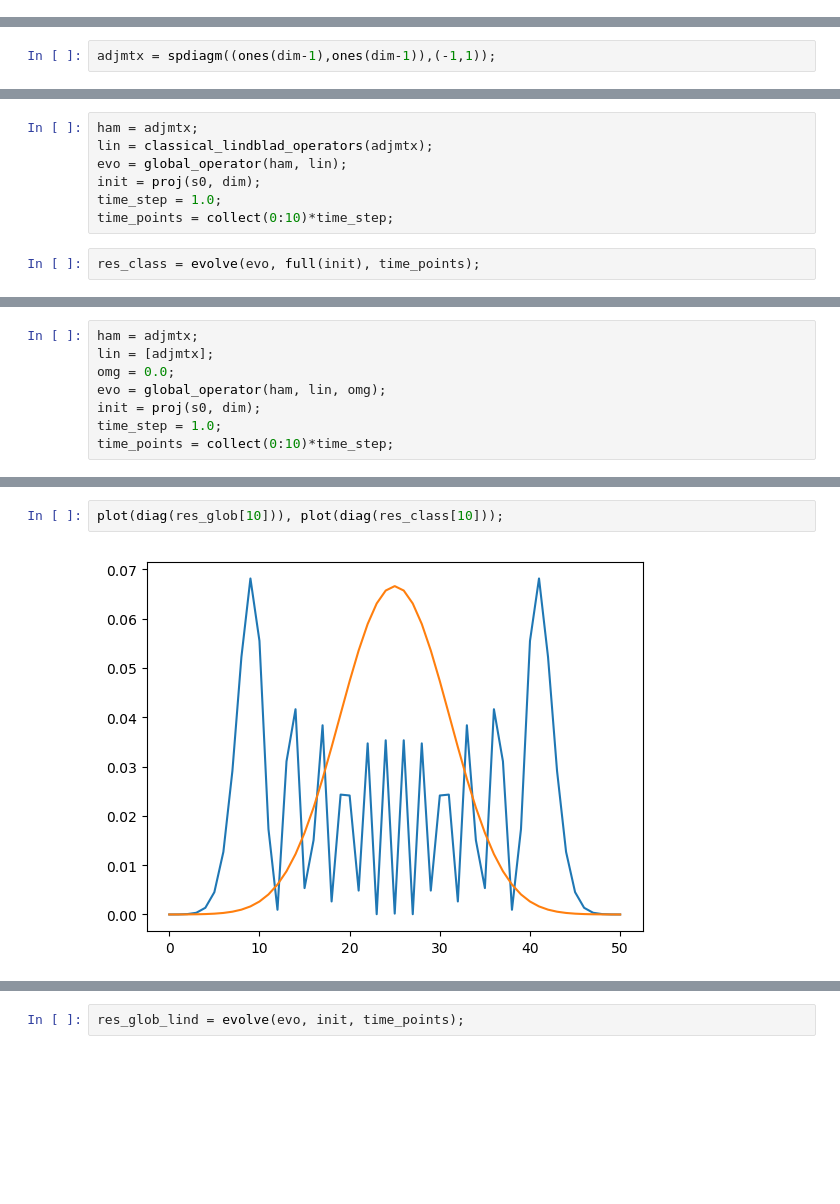
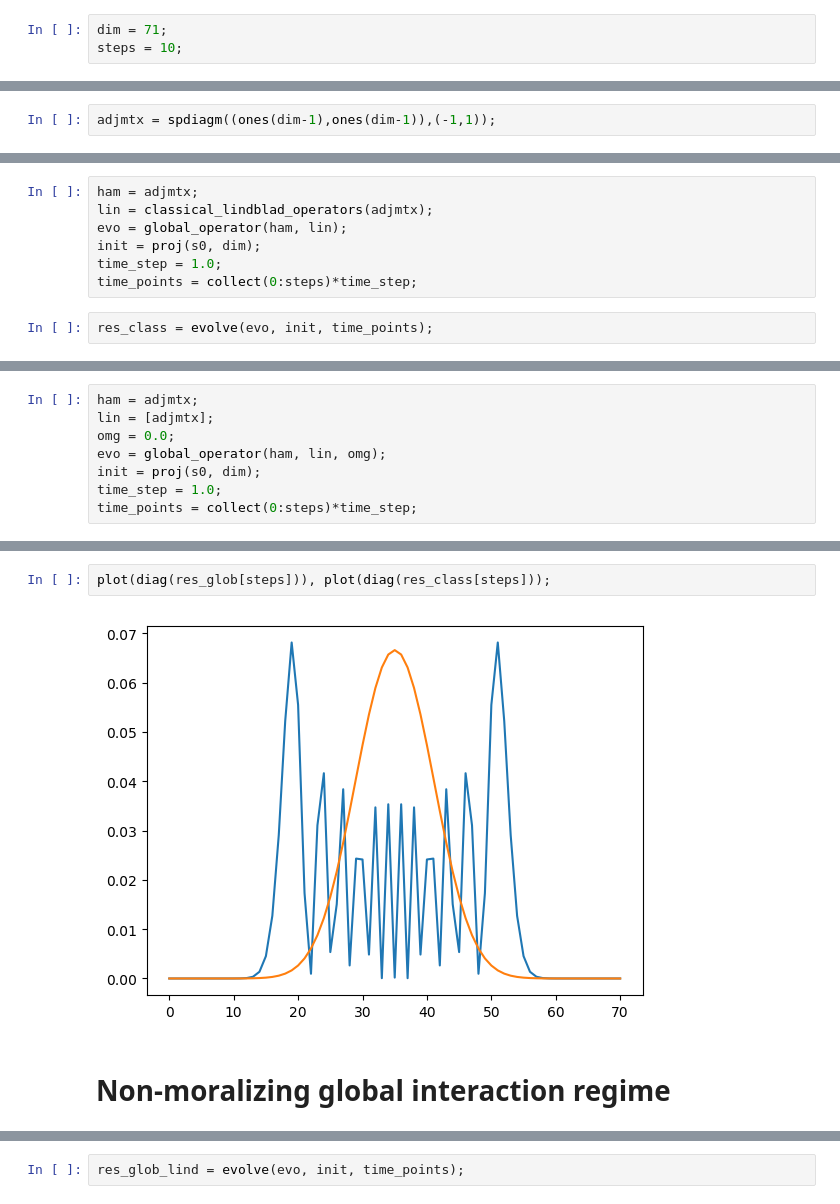
Before and after one commit to iitis/QSWalk.jl, a Jupyter notebook: examples/ex01_qsw_on_line.ipynb, the cells around one changed output, grey strips where cells are left out. Drawn from its saved outputs; the diff is of its cells as text; blank space fills up the shorter version.

```diff
--- a/examples/ex01_qsw_on_line.ipynb
+++ b/examples/ex01_qsw_on_line.ipynb
@@ -6,2 +8,5 @@ dim = 51;
+# %%
+dim = 71;
+steps = 10;
 # %%
 s0 = Int((dim+1)/2);
@@ -13,7 +22,7 @@ lin = classical_lindblad_operators(adjmtx);
 evo = global_operator(ham, lin);
 init = proj(s0, dim);
 time_step = 1.0;
-time_points = collect(0:10)*time_step;
+time_points = collect(0:steps)*time_step;
 # %%
-res_class = evolve(evo, full(init), time_points);
+res_class = evolve(evo, init, time_points);
 # %%
@@ -27,5 +38,5 @@ omg = 0.0;
 evo = global_operator(ham, lin, omg);
 init = proj(s0, dim);
 time_step = 1.0;
-time_points = collect(0:10)*time_step;
+time_points = collect(0:steps)*time_step;
 # %%
@@ -37,7 +48,9 @@ plot(diag(res_glob[10]));
 # %%
-plot(diag(res_glob[10])), plot(diag(res_class[10]));
+plot(diag(res_glob[steps])), plot(diag(res_class[steps]));
 # %% [output]
-[figure, old version]
+[figure, new version]
+# %% [markdown]
+# Non-moralizing global interaction regime
 # %%
 ham = adjmtx;
 lin = [adjmtx];
```
Also changed, not shown: parts of 12 cells of this notebook.
